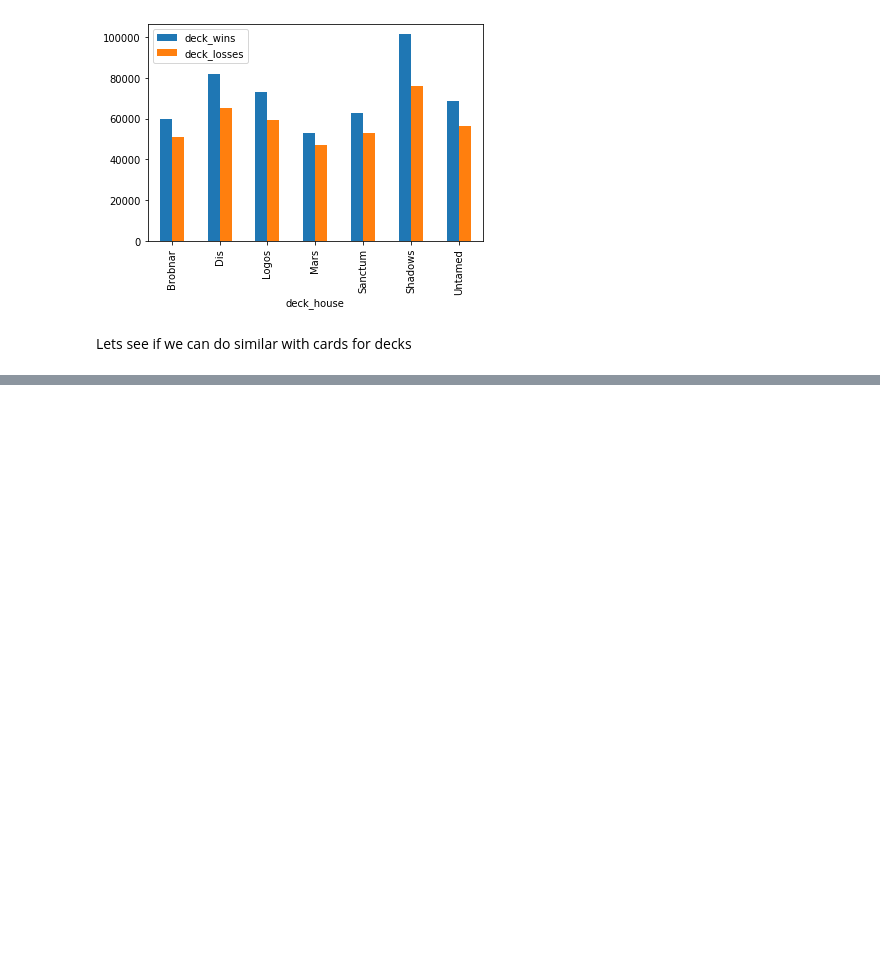
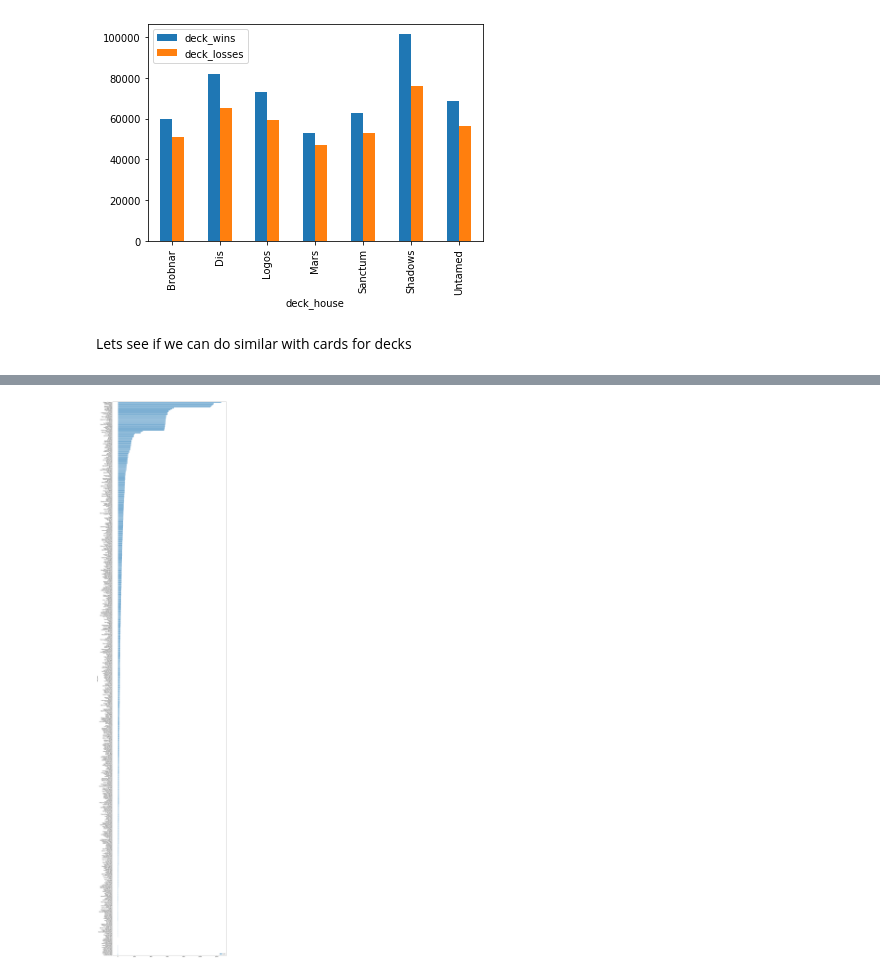
Before and after one commit to barrysheppard/B8IT110-Project, a Jupyter notebook: testing.ipynb, the cells around one changed output, grey strips where cells are left out. Cells and saved outputs as stored; diff of their text form; code cells hidden in the pictures; blank space fills up the shorter version.

```diff
--- a/testing.ipynb
+++ b/testing.ipynb
@@ -334,0 +421,12 @@ result_df
+# %%
+result_df['score'] = result_df.apply(lambda row: row.deck_wins - row.deck_losses, axis=1)
+# %%
+decks = result_df[['score','card_name']]
+deck_exp = decks.groupby('card_name')
+deck_exp_totals = deck_exp.sum()
+# %%
+deck_exp_totals.sort_values(by=['score'], inplace=True)
+# %%
+my_plot = deck_exp_totals.plot(kind='barh', figsize=(20,100))
+# %% [output]
+[figure, added]
```
Also changed, not shown: parts of 10 cells of this notebook.
